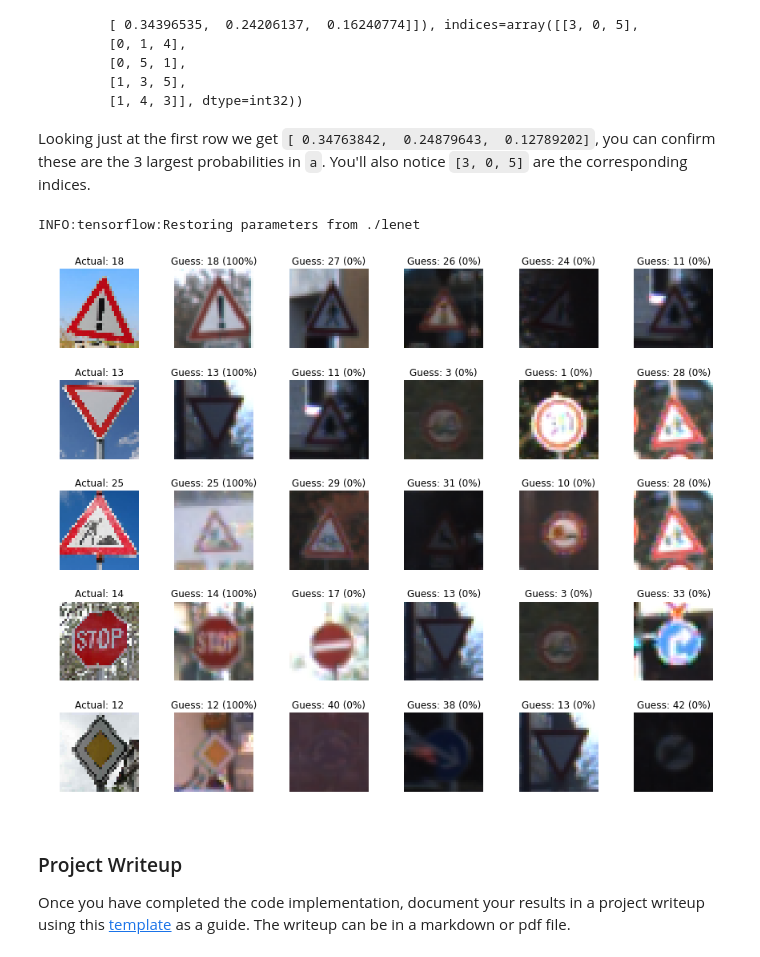
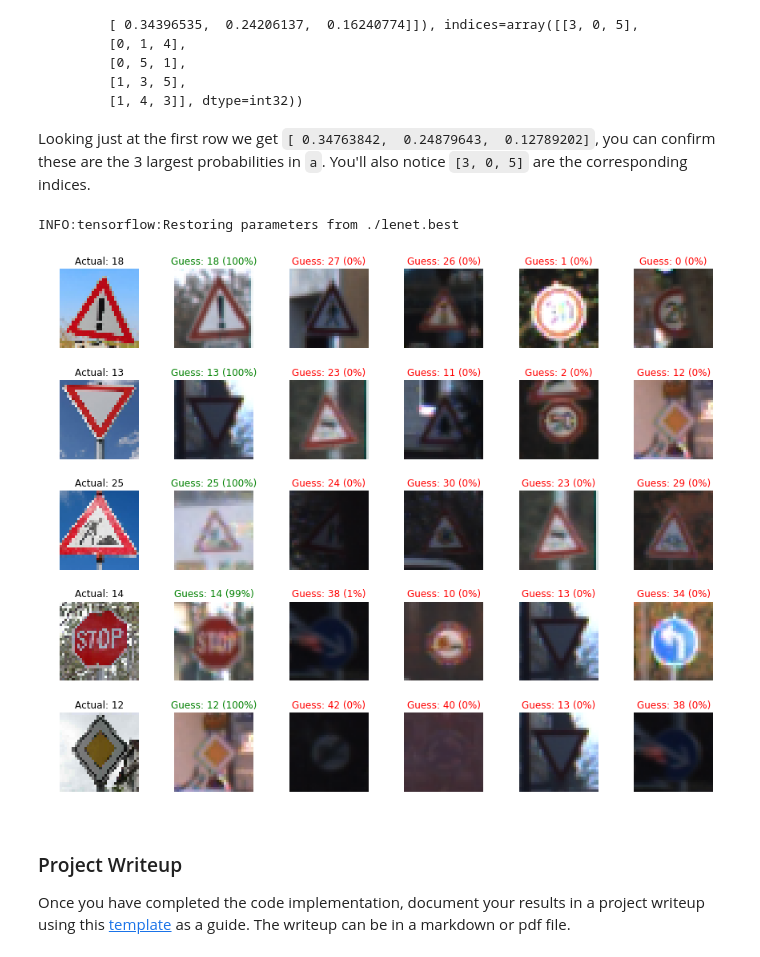
Before and after one commit to hafizur-rahman/CarND-Traffic-Sign-Classifier-Project, a Jupyter notebook: Traffic_Sign_Classifier.ipynb, the cells around one changed output. Drawn from its saved outputs; the diff is of its cells as text; code cells hidden in the pictures.

```diff
--- a/Traffic_Sign_Classifier.ipynb
+++ b/Traffic_Sign_Classifier.ipynb
@@ -536,6 +536,8 @@ class Pipeline:
 
 
     def train(self, X_train, y_train, X_valid, y_valid, X_test, y_test, epochs, batch_size=32):
+        max_accuracy = 0.0
+
         with tf.Session() as sess:
             sess.run(tf.global_variables_initializer())
             saver = tf.train.Saver()
@@ -551,6 +553,11 @@ class Pipeline:
 
                 val_loss, val_acc = self.evaluate(X_valid, y_valid, sess)
 
+                if val_acc > max_accuracy:
+                    max_accuracy = val_acc
+                    saver.save(sess, './lenet.best')
+
+
                 print("Epoch {:2d} Time: {:.2f} s, Validation Loss={:.5f}, accuracy={:.1f} %".format(
                     i + 1,
                     (time.time() - t0),
@@ -559,7 +566,9 @@ class Pipeline:
                 ))
 
             saver.save(sess, './lenet')
-            print("Model saved")
+
+            print("Model saved at lenet.best (validation set accuracy: {:.1f} %)".format(max_accuracy*100.0))
+            print("Model saved at lenet (validation set accuracy: {:.1f} %)".format(val_acc*100.0))
 # %% [markdown]
 ### Train, Validate and Test the Model
 # %% [markdown]
@@ -571,7 +580,7 @@ sets imply underfitting. A high accuracy on the training set but low accuracy on
 ### Once a final model architecture is selected,
 ### the accuracy on the test set should be calculated and reported as well.
 ### Feel free to use as many code cells as needed.
-EPOCHS = 10
+EPOCHS = 20
 rate = 0.0005
 
 tf.reset_default_graph()
@@ -717,38 +731,40 @@ Looking just at the first row we get `[ 0.34763842,  0.24879643,  0.12789202]`,
 ### Feel free to use as many code cells as needed.
 
 softmax_logits = tf.nn.softmax(pipeline.logits)
 top_k = tf.nn.top_k(softmax_logits, k=5)
 
 
 with tf.Session() as sess:
     sess.run(tf.global_variables_initializer())
-    saver = tf.train.import_meta_graph('./lenet.meta')
-    saver.restore(sess, "./lenet")
+    saver = tf.train.import_meta_graph('./lenet.best.meta')
+    saver.restore(sess, "./lenet.best")
     my_softmax_logits = sess.run(softmax_logits, feed_dict={pipeline.X: my_images_gray})
     my_top_k = sess.run(top_k, feed_dict={pipeline.X: my_images_gray})
 
     n_cols = 6
     fig, axs = plt.subplots(len(test_images), n_cols, figsize=(15, 12))
     fig.subplots_adjust(hspace = .4, wspace=.2)
     axs = axs.ravel()
 
     for r, image in enumerate(test_images):
         c = r * n_cols
 
         axs[c].axis('off')
         axs[c].imshow(image)
         axs[c].set_title('Actual: {}'.format(my_labels[r]))
 
         for i, guess in zip(range(5), my_top_k[1][r][:5]):
             index = np.argwhere(y_valid == guess)[0]
 
+            color = 'g' if my_labels[r] == guess else 'r'
+
             pos = c + i + 1
             axs[pos].axis('off')
             axs[pos].imshow(X_valid[index].squeeze(), cmap='gray')
-            axs[pos].set_title('Guess: {} ({:.0f}%)'.format(guess, 100 * my_top_k[0][r][i]))
+            axs[pos].set_title('Guess: {} ({:.0f}%)'.format(guess, 100 * my_top_k[0][r][i]), color=color)
 # %% [output]
-INFO:tensorflow:Restoring parameters from ./lenet
+INFO:tensorflow:Restoring parameters from ./lenet.best
-[figure, old version]
+[figure, new version]
 # %% [markdown]
 ### Project Writeup
 
```
Also changed, not shown: parts of 6 cells of this notebook.
